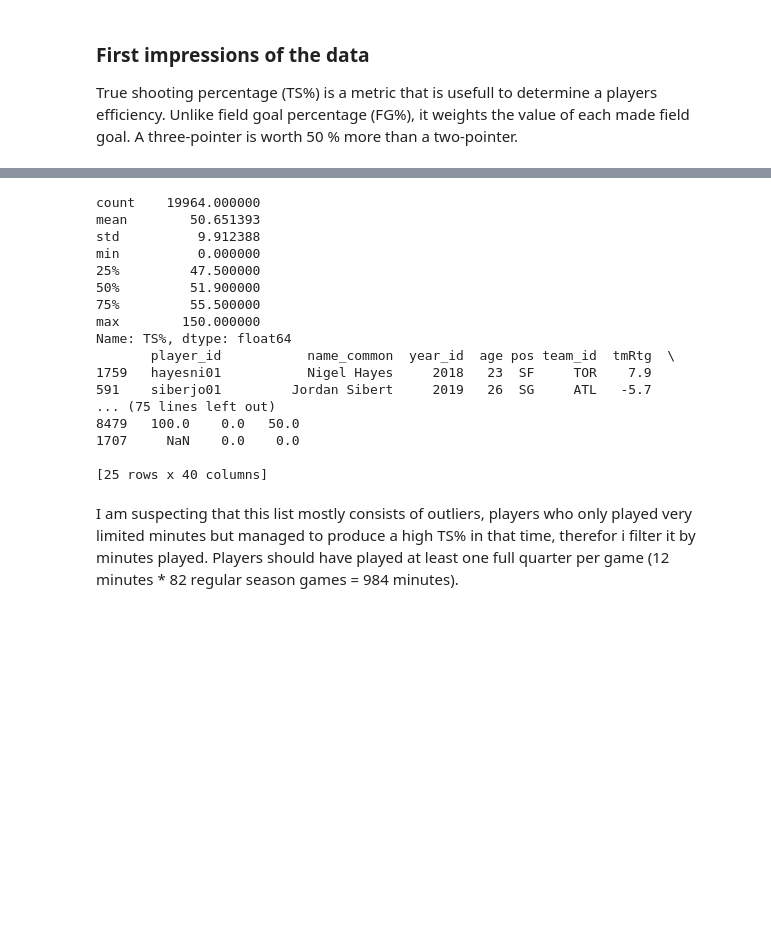
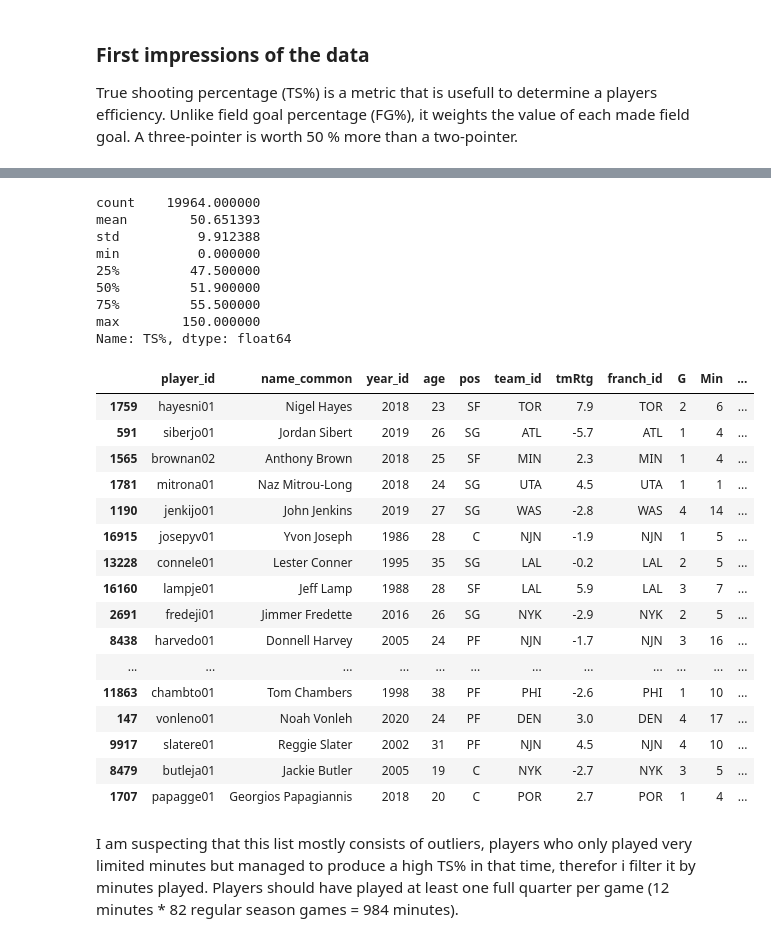
Before and after one commit to carl2727/NBA-data-analysis-project, a Jupyter notebook: 01.ipynb, the cells around one changed output, grey strips where cells are left out. Saved outputs shown, nothing was run; the diff lists cells and outputs as text; code cells hidden in the pictures; blank space fills up the shorter version.

```diff
--- a/01.ipynb
+++ b/01.ipynb
@@ -13,6 +13,9 @@ import pandas as pd
 import numpy as np
 import matplotlib.pyplot as plt
 import seaborn as sns
+from IPython.display import display
+
+pd.options.display.max_columns = None
 # %% [markdown]
 ### First impressions of the data
 
@@ -42,25 +58,34 @@ Data columns (total 40 columns):
 # %%
 print(nba["TS%"].describe())
 nbats = nba.sort_values(by=["TS%"], ascending=False)
-print(nbats.head(25))
+display(nbats.head(25))
 # %% [output]
 count    19964.000000
 mean        50.651393
 std          9.912388
 min          0.000000
 25%         47.500000
 50%         51.900000
 75%         55.500000
 max        150.000000
 Name: TS%, dtype: float64
-       player_id           name_common  year_id  age pos team_id  tmRtg  \
-1759   hayesni01           Nigel Hayes     2018   23  SF     TOR    7.9
-591    siberjo01         Jordan Sibert     2019   26  SG     ATL   -5.7
-... (75 lines left out)
-8479   100.0    0.0   50.0
-1707     NaN    0.0    0.0
-
-[25 rows x 40 columns]
+|  | player_id | name_common | year_id | age | pos | team_id | tmRtg | franch_id | G | Min | ... |
+| 1759 | hayesni01 | Nigel Hayes | 2018 | 23 | SF | TOR | 7.9 | TOR | 2 | 6 | ... |
+| 591 | siberjo01 | Jordan Sibert | 2019 | 26 | SG | ATL | -5.7 | ATL | 1 | 4 | ... |
+| 1565 | brownan02 | Anthony Brown | 2018 | 25 | SF | MIN | 2.3 | MIN | 1 | 4 | ... |
+| 1781 | mitrona01 | Naz Mitrou-Long | 2018 | 24 | SG | UTA | 4.5 | UTA | 1 | 1 | ... |
+| 1190 | jenkijo01 | John Jenkins | 2019 | 27 | SG | WAS | -2.8 | WAS | 4 | 14 | ... |
+| 16915 | josepyv01 | Yvon Joseph | 1986 | 28 | C | NJN | -1.9 | NJN | 1 | 5 | ... |
+| 13228 | connele01 | Lester Conner | 1995 | 35 | SG | LAL | -0.2 | LAL | 2 | 5 | ... |
+| 16160 | lampje01 | Jeff Lamp | 1988 | 28 | SF | LAL | 5.9 | LAL | 3 | 7 | ... |
+| 2691 | fredeji01 | Jimmer Fredette | 2016 | 26 | SG | NYK | -2.9 | NYK | 2 | 5 | ... |
+| 8438 | harvedo01 | Donnell Harvey | 2005 | 24 | PF | NJN | -1.7 | NJN | 3 | 16 | ... |
+| ... | ... | ... | ... | ... | ... | ... | ... | ... | ... | ... | ... |
+| 11863 | chambto01 | Tom Chambers | 1998 | 38 | PF | PHI | -2.6 | PHI | 1 | 10 | ... |
+| 147 | vonleno01 | Noah Vonleh | 2020 | 24 | PF | DEN | 3.0 | DEN | 4 | 17 | ... |
+| 9917 | slatere01 | Reggie Slater | 2002 | 31 | PF | NJN | 4.5 | NJN | 4 | 10 | ... |
+| 8479 | butleja01 | Jackie Butler | 2005 | 19 | C | NYK | -2.7 | NYK | 3 | 5 | ... |
+| 1707 | papagge01 | Georgios Papagiannis | 2018 | 20 | C | POR | 2.7 | POR | 1 | 4 | ... |
 # %% [markdown]
 I am suspecting that this list mostly consists of outliers, players who only played very limited minutes but managed to produce a high TS% in that time, therefor i filter it by minutes played. Players should have played at least one full quarter per game (12 minutes * 82 regular season games = 984 minutes).
 # %%
```
Also changed, not shown: parts of 17 cells of this notebook.
